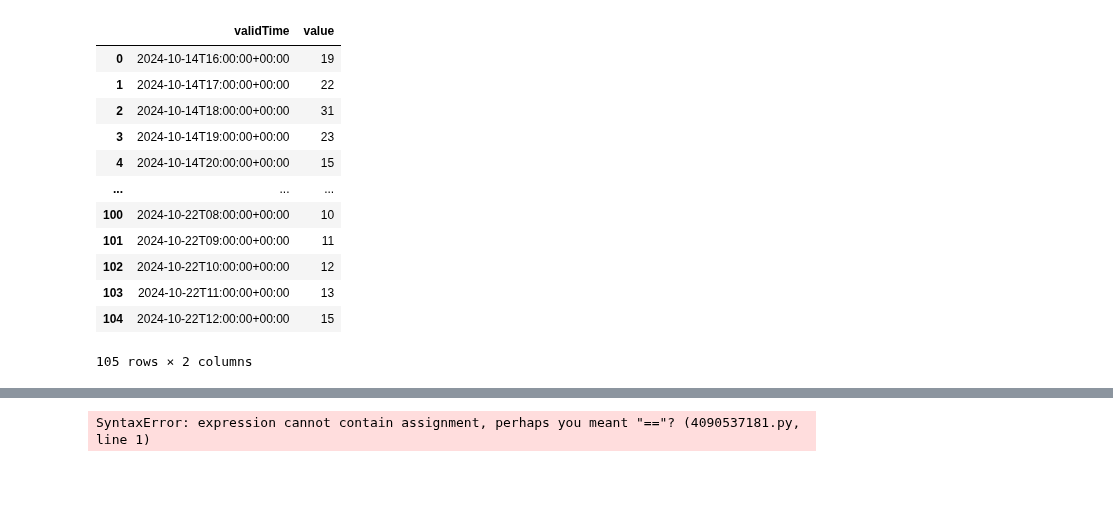
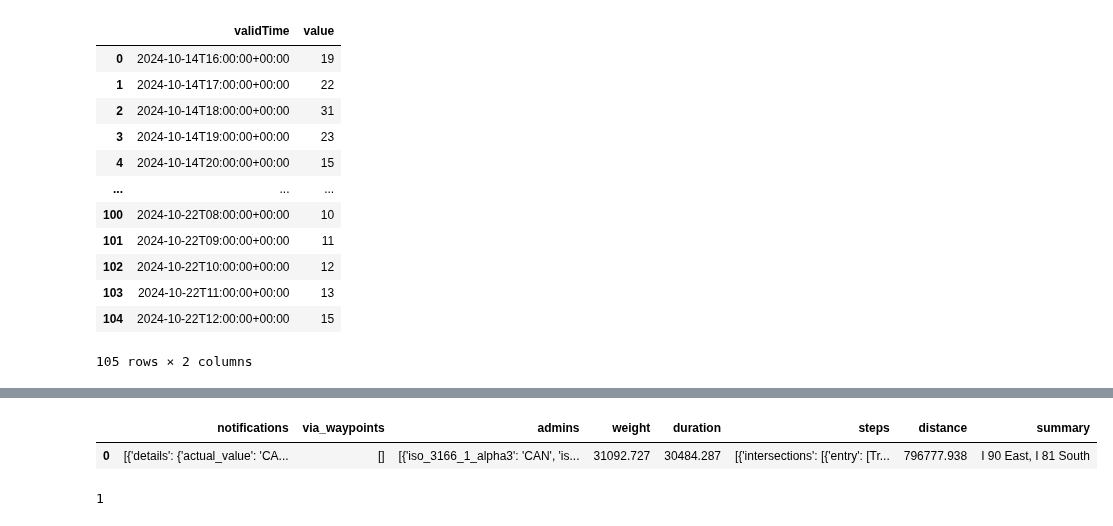
Before and after one commit to shroffr01/PersonalProject, a Jupyter notebook: new_test.ipynb, the cells around one changed output, grey strips where cells are left out. Drawn from its saved outputs; the diff is of its cells as text; code cells hidden in the pictures; blank space fills up the shorter version.

```diff
--- a/new_test.ipynb
+++ b/new_test.ipynb
@@ -409,4 +447,0 @@ selected_city = 'Chantilly, VA'
-# %%
-start_lat = df.query('city_ascii, state_id' == selected_city)
-# %% [output]
-SyntaxError: expression cannot contain assignment, perhaps you meant "=="? (4090537181.py, line 1)
@@ -412,0 +451,14 @@ SyntaxError: expression cannot contain assignment, perhaps you meant "=="? (4090
+# %%
+a = route['legs']
+# %%
+b = pd.json_normalize(a)
+# %%
+b
+# %% [output]
+|  | notifications | via_waypoints | admins | weight | duration | steps | distance | summary |
+| 0 | [{'details': {'actual_value': 'CA... | [] | [{'iso_3166_1_alpha3': 'CAN', 'is... | 31092.727 | 30484.287 | [{'intersections': [{'entry': [Tr... | 796777.938 | I 90 East, I 81 South |
+# %%
+for leg in route['legs']:
+    print(1)
+# %% [output]
+1
```
Also changed, not shown: parts of 9 cells of this notebook, 1 other file.
